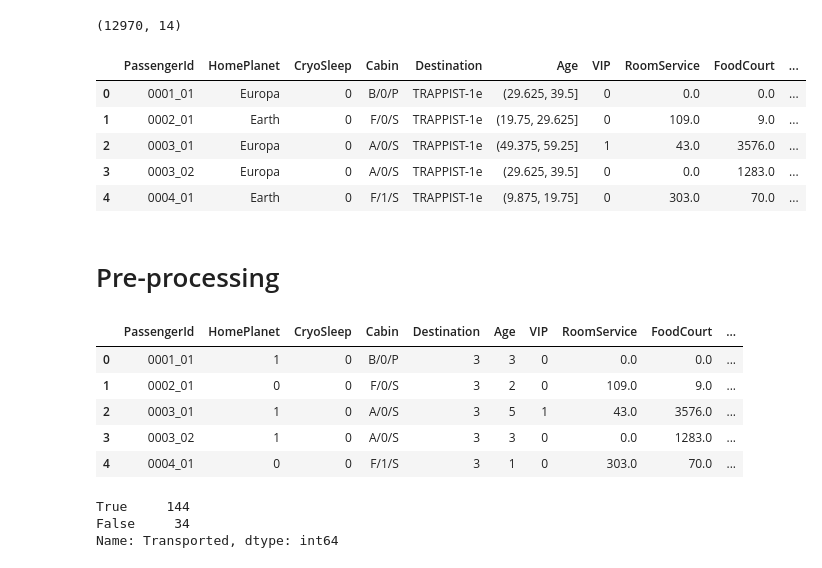
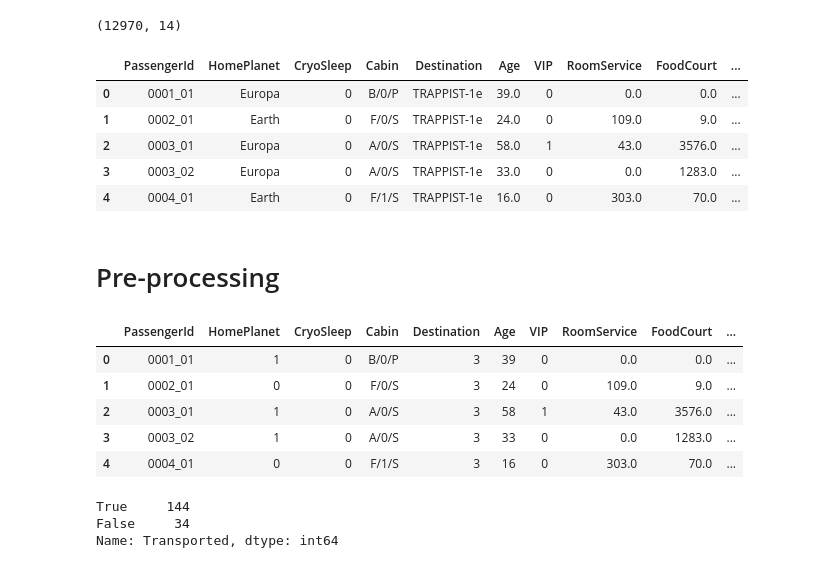
Before and after one commit to nsu1210/Kaggle, a Jupyter notebook: spaceship-titanic.ipynb, the cells around one changed output. Drawn from its saved outputs; the diff is of its cells as text; code cells hidden in the pictures.

```diff
--- a/spaceship-titanic.ipynb
+++ b/spaceship-titanic.ipynb
@@ -184,18 +184,18 @@ print(df.shape)
 # %%
 df['deck'] = df['Cabin'].astype(str).apply(lambda x: x.split('/')[0])
 df['num'] = df['Cabin'].astype(str).apply(lambda x: int(x.split('/')[1]) if x != 'None' else -1)
 df['side'] = df['Cabin'].astype(str).apply(lambda x: x.split('/')[-1])
 
 df['total_spent'] = df[['RoomService', 'FoodCourt', 'ShoppingMall', 'Spa', 'VRDeck']].sum(axis = 1)
-df['Age'] = pd.cut(df['Age'], 8)
+#df['Age'] = pd.cut(df['Age'], 8)
 df.head()
 # %% [output]
 |  | PassengerId | HomePlanet | CryoSleep | Cabin | Destination | Age | VIP | RoomService | FoodCourt | ... |
-| 0 | 0001_01 | Europa | 0 | B/0/P | TRAPPIST-1e | (29.625, 39.5] | 0 | 0.0 | 0.0 | ... |
-| 1 | 0002_01 | Earth | 0 | F/0/S | TRAPPIST-1e | (19.75, 29.625] | 0 | 109.0 | 9.0 | ... |
-| 2 | 0003_01 | Europa | 0 | A/0/S | TRAPPIST-1e | (49.375, 59.25] | 1 | 43.0 | 3576.0 | ... |
-| 3 | 0003_02 | Europa | 0 | A/0/S | TRAPPIST-1e | (29.625, 39.5] | 0 | 0.0 | 1283.0 | ... |
-| 4 | 0004_01 | Earth | 0 | F/1/S | TRAPPIST-1e | (9.875, 19.75] | 0 | 303.0 | 70.0 | ... |
+| 0 | 0001_01 | Europa | 0 | B/0/P | TRAPPIST-1e | 39.0 | 0 | 0.0 | 0.0 | ... |
+| 1 | 0002_01 | Earth | 0 | F/0/S | TRAPPIST-1e | 24.0 | 0 | 109.0 | 9.0 | ... |
+| 2 | 0003_01 | Europa | 0 | A/0/S | TRAPPIST-1e | 58.0 | 1 | 43.0 | 3576.0 | ... |
+| 3 | 0003_02 | Europa | 0 | A/0/S | TRAPPIST-1e | 33.0 | 0 | 0.0 | 1283.0 | ... |
+| 4 | 0004_01 | Earth | 0 | F/1/S | TRAPPIST-1e | 16.0 | 0 | 303.0 | 70.0 | ... |
 # %% [markdown]
 # Pre-processing
 # %%
@@ -208,11 +208,11 @@ for c in ['deck','side','Destination','HomePlanet','Age']:
 df.head()
 # %% [output]
 |  | PassengerId | HomePlanet | CryoSleep | Cabin | Destination | Age | VIP | RoomService | FoodCourt | ... |
-| 0 | 0001_01 | 1 | 0 | B/0/P | 3 | 3 | 0 | 0.0 | 0.0 | ... |
-| 1 | 0002_01 | 0 | 0 | F/0/S | 3 | 2 | 0 | 109.0 | 9.0 | ... |
-| 2 | 0003_01 | 1 | 0 | A/0/S | 3 | 5 | 1 | 43.0 | 3576.0 | ... |
-| 3 | 0003_02 | 1 | 0 | A/0/S | 3 | 3 | 0 | 0.0 | 1283.0 | ... |
-| 4 | 0004_01 | 0 | 0 | F/1/S | 3 | 1 | 0 | 303.0 | 70.0 | ... |
+| 0 | 0001_01 | 1 | 0 | B/0/P | 3 | 39 | 0 | 0.0 | 0.0 | ... |
+| 1 | 0002_01 | 0 | 0 | F/0/S | 3 | 24 | 0 | 109.0 | 9.0 | ... |
+| 2 | 0003_01 | 1 | 0 | A/0/S | 3 | 58 | 1 | 43.0 | 3576.0 | ... |
+| 3 | 0003_02 | 1 | 0 | A/0/S | 3 | 33 | 0 | 0.0 | 1283.0 | ... |
+| 4 | 0004_01 | 0 | 0 | F/1/S | 3 | 16 | 0 | 303.0 | 70.0 | ... |
 # %%
 train[train.Age < 1]['Transported'].value_counts()
 # %% [output]
```
Also changed, not shown: parts of 5 cells of this notebook.
